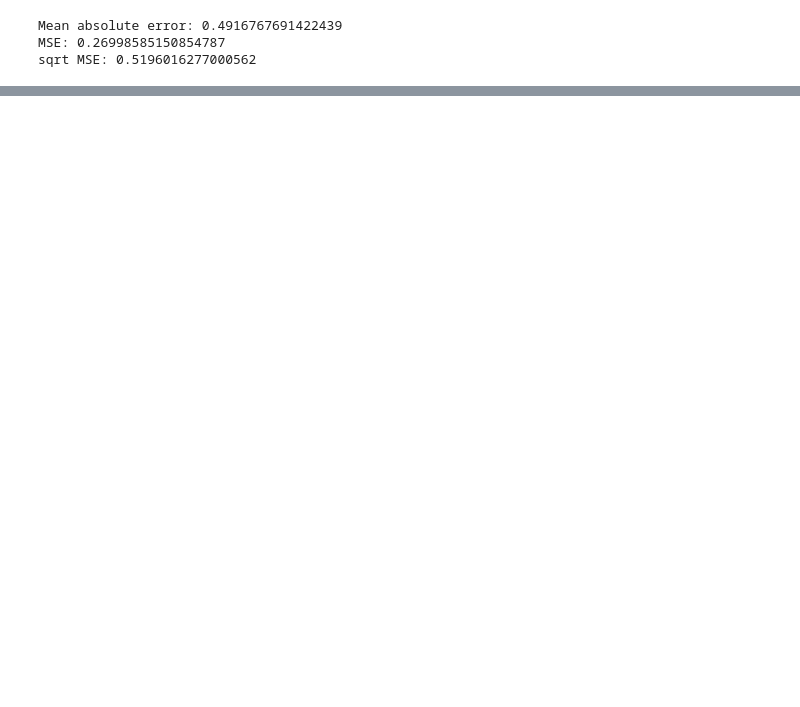
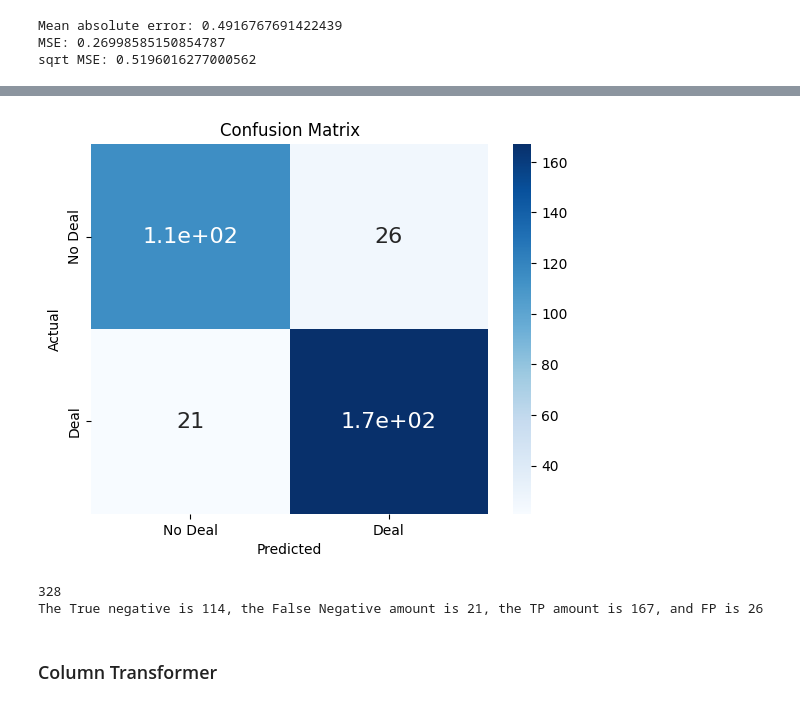
Before and after one commit to ashfinenayet/sharktank, a Jupyter notebook: regression.ipynb, the cells around one changed output, grey strips where cells are left out. Drawn from its saved outputs; the diff is of its cells as text; code cells hidden in the pictures; blank space fills up the shorter version.

```diff
--- a/regression.ipynb
+++ b/regression.ipynb
@@ -167,0 +194,20 @@ sqrt MSE: 0.5196016277000562
+# %%
+from sklearn.preprocessing import OneHotEncoder, MinMaxScaler
+from sklearn import svm
+from sklearn.metrics import f1_score, confusion_matrix, classification_report
+
+imp = SimpleImputer(missing_values=np.nan, strategy='mean')
+
+X_train_imp = imp.fit_transform(X_train)
+X_test_imp = imp.fit_transform(X_test)
+
+clf = svm.SVC()
+
+clf = clf.fit(X_train_imp, y_train)
+
+prediction = clf.predict(X_test_imp)
+
+print(prediction)
+
+print(confusion_matrix(y_test, prediction))
+print(f1_score(y_test, prediction))
@@ -167,0 +238,31 @@ sqrt MSE: 0.5196016277000562
+# %%
+import matplotlib.pyplot as plt
+import seaborn as sns
+
+labels = ['No Deal', 'Deal']
+
+cm = confusion_matrix(y_test, prediction)
+
+sns.heatmap(cm, annot=True, cmap='Blues', xticklabels = labels, yticklabels = labels, annot_kws={"size": 16})
+
+
+plt.xlabel('Predicted')
+plt.ylabel('Actual')
+plt.title('Confusion Matrix')
+
+plt.show()
+# %% [output]
+[figure, added]
+# %%
+TN = cm[0][0]
+FN = cm[1][0]
+TP = cm[1][1]
+FP = cm[0][1]
+Total = TN + FN + TP + FP
+print(Total)
+print(f'The True negative is {TN}, the False Negative amount is {FN}, the TP amount is {TP}, and FP is {FP}')
+# %% [output]
+328
+The True negative is 114, the False Negative amount is 21, the TP amount is 167, and FP is 26
+# %% [markdown]
+### Column Transformer
```
Also changed, not shown: parts of 19 cells of this notebook, 1 other file.
